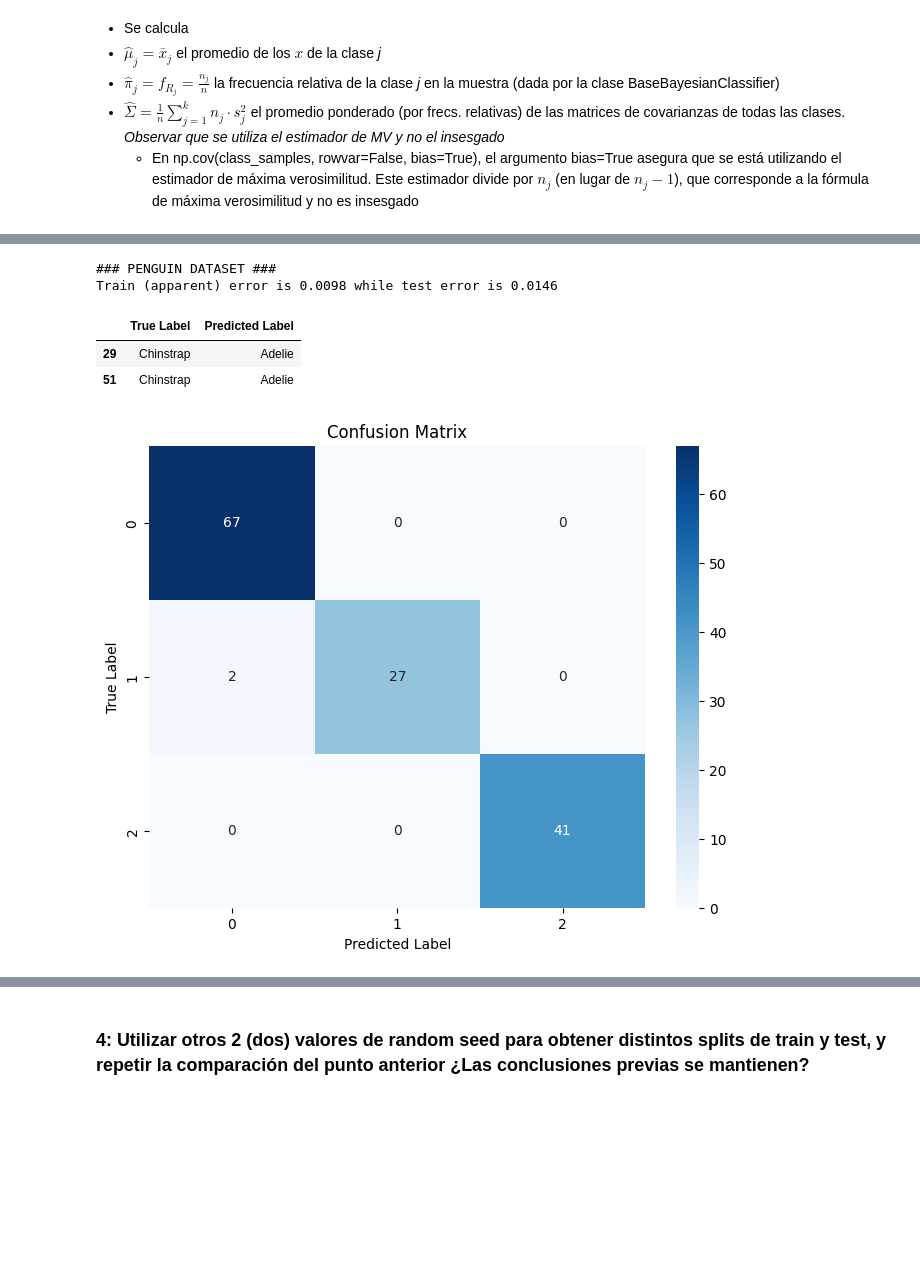
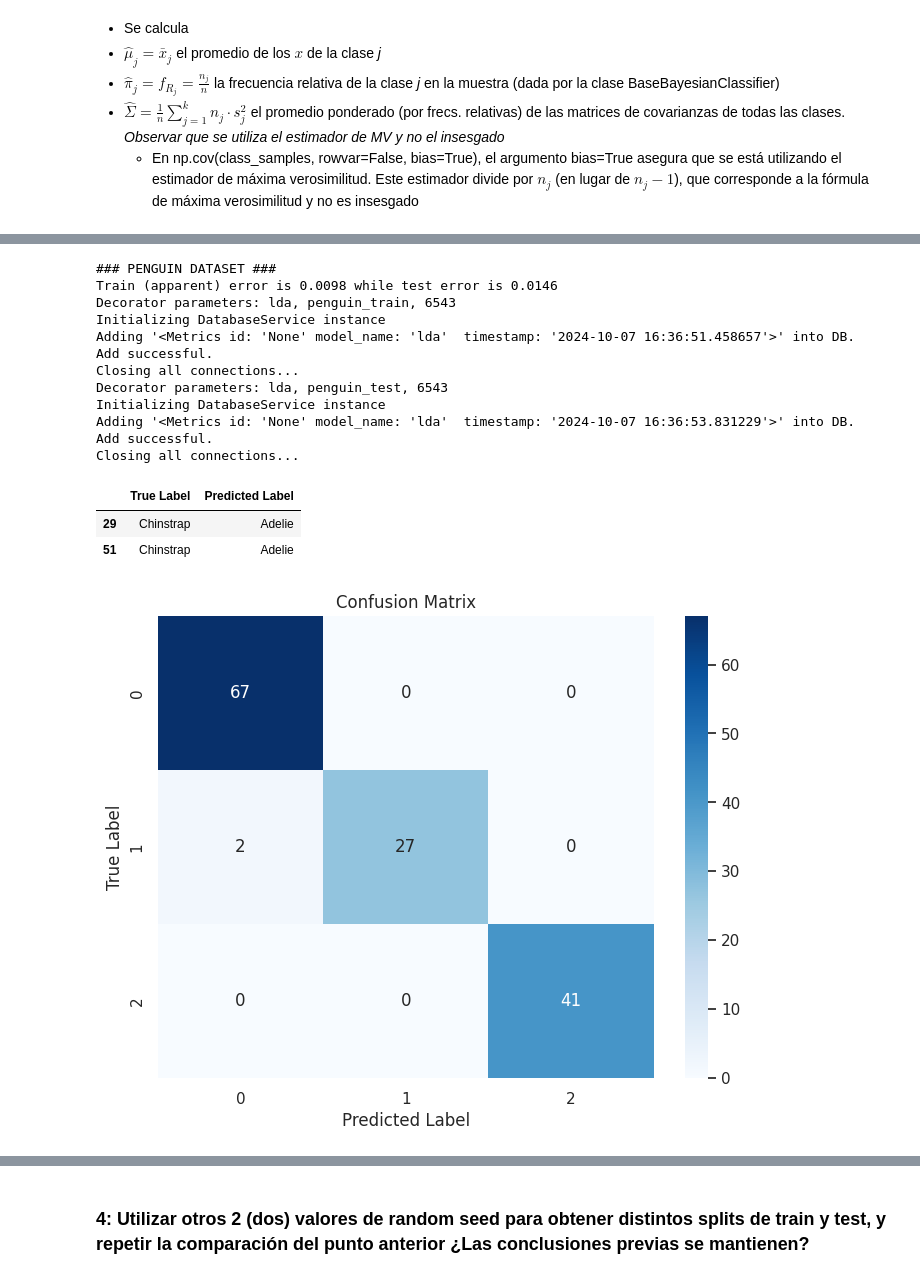
Before and after one commit to FIUBA-CEIA-18Co2024/AMIA-TP3, a Jupyter notebook: notebook.ipynb, the cells around one changed output, grey strips where cells are left out. Saved outputs shown, nothing was run; the diff lists cells and outputs as text; code cells hidden in the pictures; blank space fills up the shorter version.

```diff
--- a/notebook.ipynb
+++ b/notebook.ipynb
@@ -959,26 +998,66 @@ Train (apparent) error is 0.0222 while test error is 0.0167
 # %%
 # PENGUIN DATASET
 print("### PENGUIN DATASET ###")
 lda.fit(train_x_penguin, train_y_penguin)
-
 train_acc = accuracy(train_y_penguin, lda.predict(train_x_penguin))
 test_acc = accuracy(test_y_penguin, lda.predict(test_x_penguin))
 print(f"Train (apparent) error is {1-train_acc:.4f} while test error is {1-test_acc:.4f}")
+
+
+# Model: LDA - Dataset: PENGUIN - SPLIT: Train - A PRIORI: None
+model_name="lda"
+dataset_name="penguin_train"
+seed=RNG_SEED
+number=1
+repeat=500
+
+silence = dispatcher(perdict_method=lda.predict,
+           dataset_x=train_x_penguin,
+           dataset_y=train_y_penguin,
+           model_name=model_name,
+           dataset_name=dataset_name,
+           seed=seed,
+           number=number,
+           repeat=repeat
+        )
+
+# Model: LDA - Dataset: IRIS - SPLIT: Test - A PRIORI: None
+dataset_name="penguin_test"
+
+silence = dispatcher(perdict_method=lda.predict,
+           dataset_x=test_x_penguin,
+           dataset_y=test_y_penguin,
+           model_name=model_name,
+           dataset_name=dataset_name,
+           seed=seed,
+           number=number,
+           repeat=repeat
+        )
 
 # CONFUSION MATRIX
 test_y_flatten = test_y_penguin.flatten()
 test_x_flatten = lda.predict(test_x_penguin).flatten()
 
 df_compare = pd.DataFrame({'True Label': test_y_flatten, 'Predicted Label': test_x_flatten})
 display(df_compare[df_compare['True Label'] != df_compare['Predicted Label']])
 
 # Calcular la matriz de confusión
 cm = confusion_matrix(test_y_flatten, test_x_flatten)
 plot_confusion_matrix(cm=cm)
 # %% [output]
 ### PENGUIN DATASET ###
 Train (apparent) error is 0.0098 while test error is 0.0146
+Decorator parameters: lda, penguin_train, 6543
+Initializing DatabaseService instance
+Adding '<Metrics id: 'None' model_name: 'lda'  timestamp: '2024-10-07 16:36:51.458657'>' into DB.
+Add successful.
+Closing all connections...
+Decorator parameters: lda, penguin_test, 6543
+Initializing DatabaseService instance
+Adding '<Metrics id: 'None' model_name: 'lda'  timestamp: '2024-10-07 16:36:53.831229'>' into DB.
+Add successful.
+Closing all connections...
 |  | True Label | Predicted Label |
 | 29 | Chinstrap | Adelie |
 | 51 | Chinstrap | Adelie |
-[figure, old version]
+[figure, new version]
```
Also changed, not shown: parts of 12 cells of this notebook.
